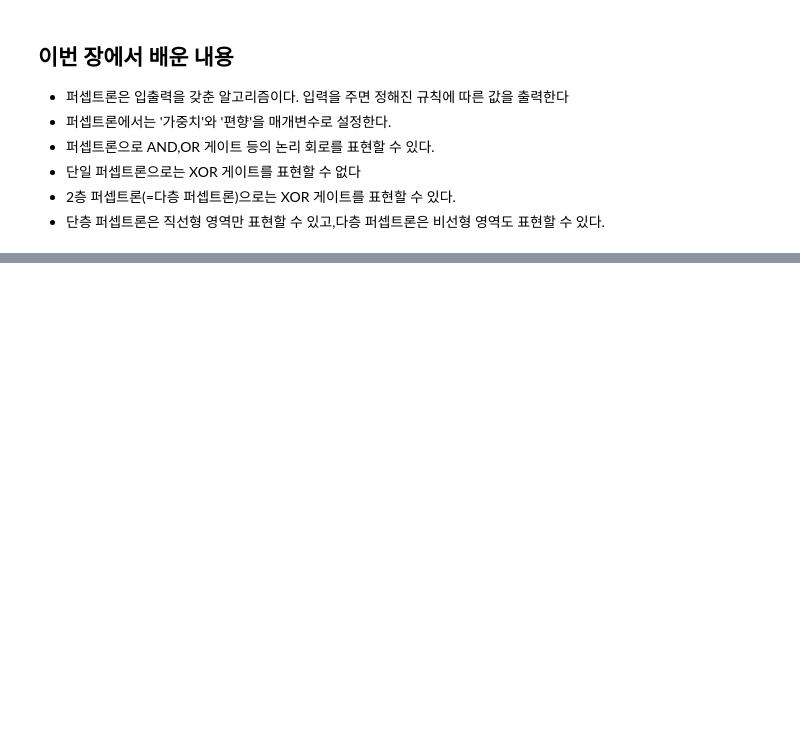
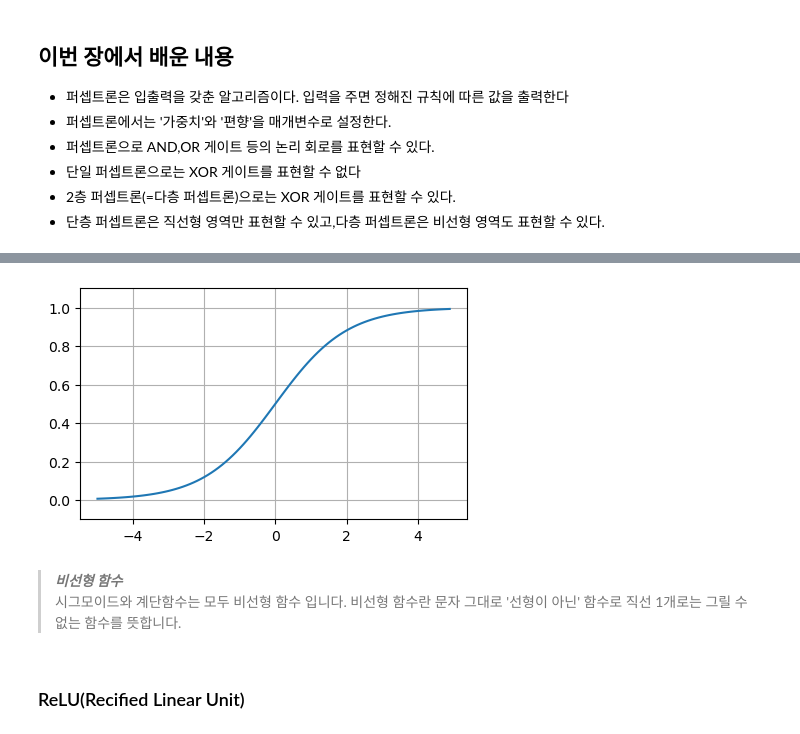
Before and after one commit to faizman31/zerotoall_DL, a Jupyter notebook: Shin/perceptron.ipynb, the cells around one changed output, grey strips where cells are left out. Drawn from its saved outputs; the diff is of its cells as text; code cells hidden in the pictures; blank space fills up the shorter version.

```diff
--- a/Shin/perceptron.ipynb
+++ b/Shin/perceptron.ipynb
@@ -128,0 +162,3 @@ XOR
+# %%
+def sigmoid(x):
+    return 1 / (1 + np.exp(-x))
@@ -128,0 +170,17 @@ XOR
+# %%
+# sigmoid 시각화
+x = np.arange(-5.,5.,.1)
+y = sigmoid(x)
+
+plt.figure(figsize=(5,3))
+plt.plot(x,y)
+plt.ylim(-0.1,1.1)
+plt.grid()
+plt.show()
+# %% [output]
+[figure, added]
+# %% [markdown]
+> ***비선형 함수***
+> 시그모이드와 계단함수는 모두 비선형 함수 입니다. 비선형 함수란 문자 그대로 '선형이 아닌' 함수로 직선 1개로는 그릴 수 없는 함수를 뜻합니다.
+# %% [markdown]
+### ReLU(Recified Linear Unit)
```
Also changed, not shown: parts of 20 cells of this notebook.
